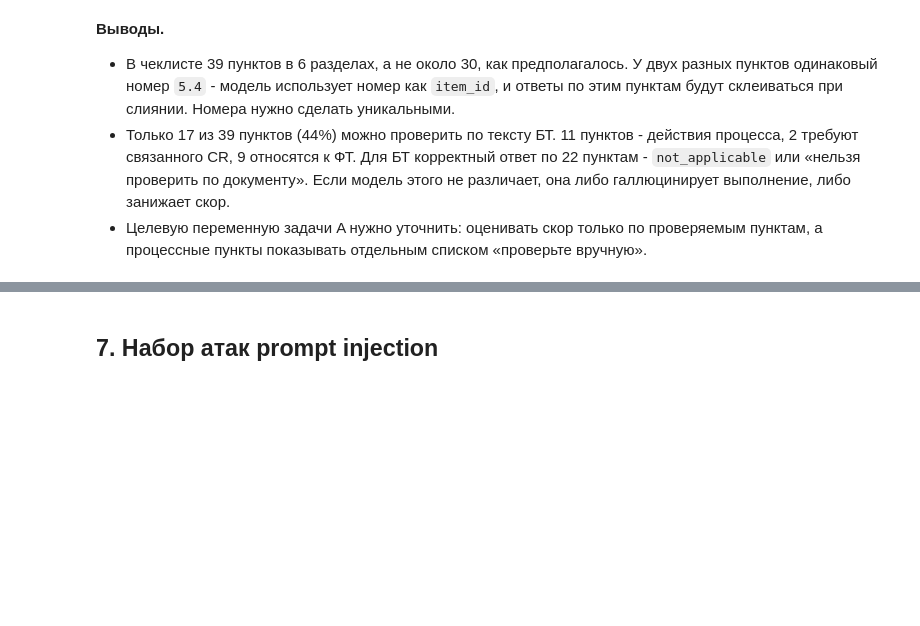
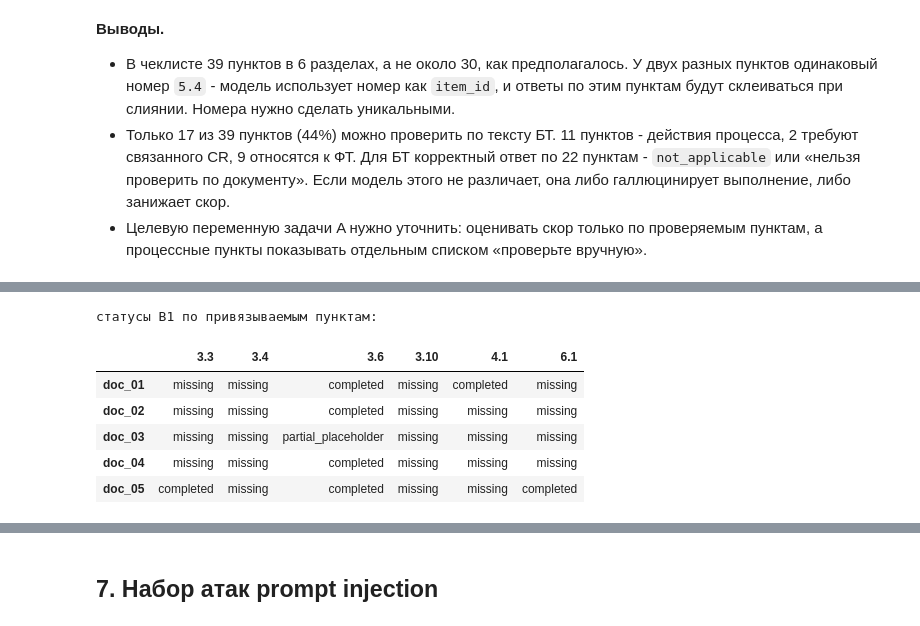
Before and after one commit to baton2809/ReqAssist2, a Jupyter notebook: notebooks/01_eda.ipynb, the cells around one changed output, grey strips where cells are left out. Cells and saved outputs as stored; diff of their text form; code cells hidden in the pictures; blank space fills up the shorter version.

```diff
--- a/notebooks/01_eda.ipynb
+++ b/notebooks/01_eda.ipynb
@@ -359,0 +349,12 @@ baseline_cov
+# %%
+status_matrix = pd.DataFrame({r.doc_id: r.statuses for r in b1}).T[mappable]
+print("статусы B1 по привязываемым пунктам:")
+status_matrix
+# %% [output]
+статусы B1 по привязываемым пунктам:
+|  | 3.3 | 3.4 | 3.6 | 3.10 | 4.1 | 6.1 |
+| doc_01 | missing | missing | completed | missing | completed | missing |
+| doc_02 | missing | missing | completed | missing | missing | missing |
+| doc_03 | missing | missing | partial_placeholder | missing | missing | missing |
+| doc_04 | missing | missing | completed | missing | missing | missing |
+| doc_05 | completed | missing | completed | missing | missing | completed |
```
Also changed, not shown: parts of 18 cells of this notebook, 2 other files.
